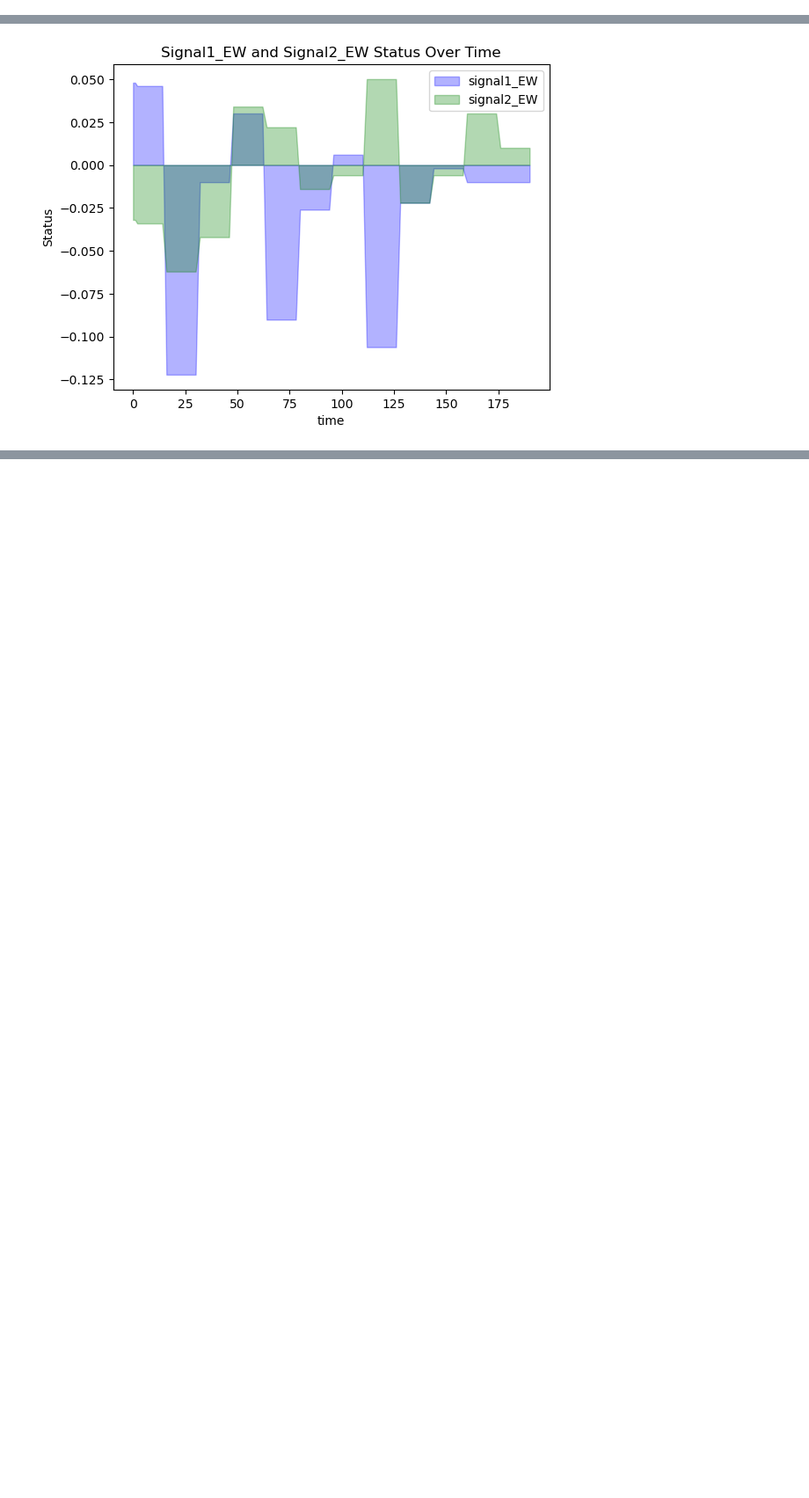
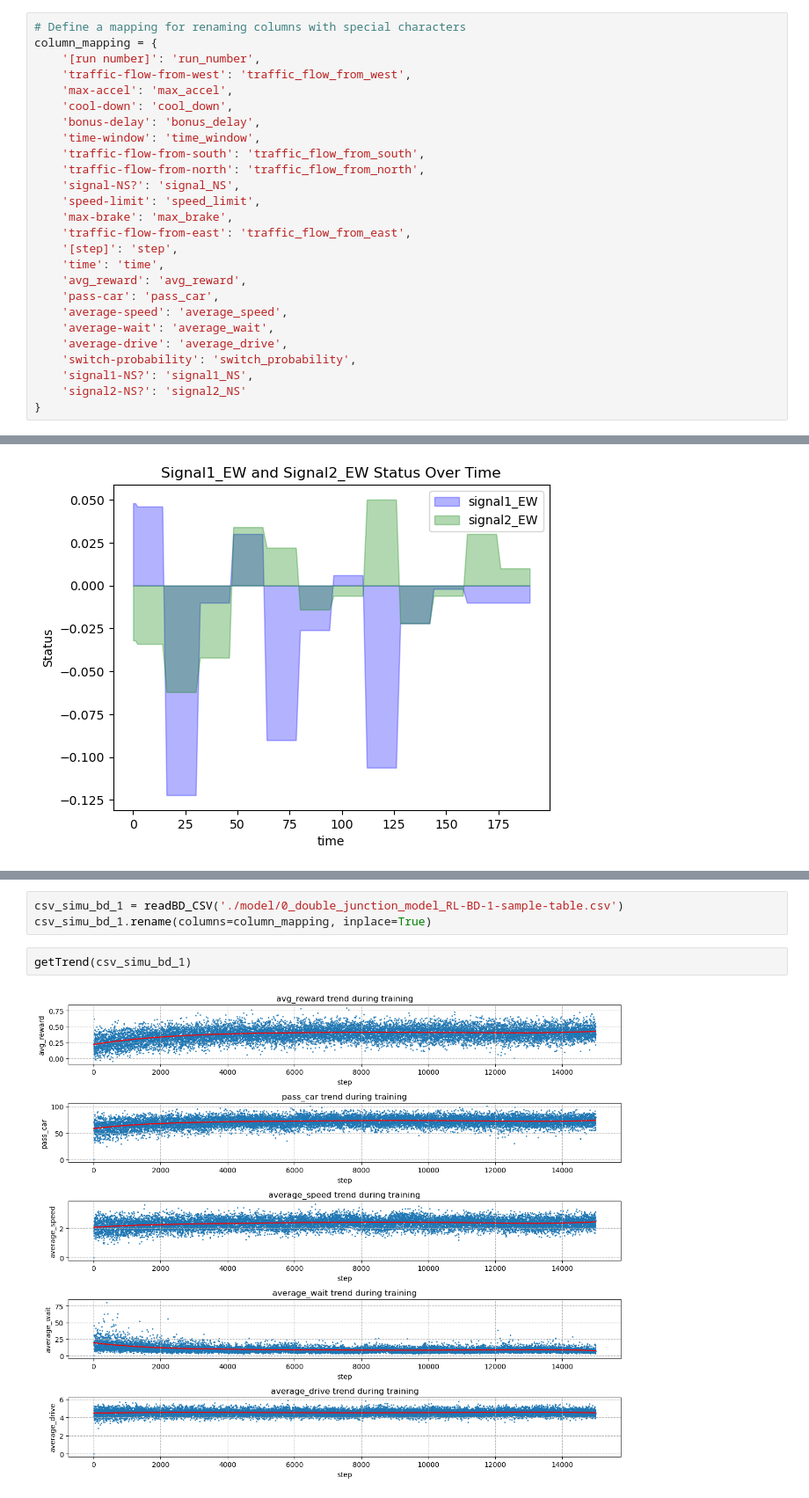
Before and after one commit to X-Fan-Jack/SmartTrafficLight-ABM-RL, a Jupyter notebook: data_analysis/0_project_double_junction.ipynb, the cells around one changed output, grey strips where cells are left out. Shown at 88% size. Cells and saved outputs as stored; diff of their text form; blank space fills up the shorter version.

```diff
--- a/data_analysis/0_project_double_junction.ipynb
+++ b/data_analysis/0_project_double_junction.ipynb
@@ -10,5 +8,31 @@ import pandas as pd
 import geopandas as gpd
 import matplotlib.pyplot as plt
 import folium
+# %%
+# Define a mapping for renaming columns with special characters
+column_mapping = {
+    '[run number]': 'run_number',
+    'traffic-flow-from-west': 'traffic_flow_from_west',
+    'max-accel': 'max_accel',
+    'cool-down': 'cool_down',
+    'bonus-delay': 'bonus_delay',
+    'time-window': 'time_window',
+    'traffic-flow-from-south': 'traffic_flow_from_south',
+    'traffic-flow-from-north': 'traffic_flow_from_north',
+    'signal-NS?': 'signal_NS',
+    'speed-limit': 'speed_limit',
+    'max-brake': 'max_brake',
+    'traffic-flow-from-east': 'traffic_flow_from_east',
+    '[step]': 'step',
+    'time': 'time',
+    'avg_reward': 'avg_reward',
+    'pass-car': 'pass_car',
+    'average-speed': 'average_speed',
+    'average-wait': 'average_wait',
+    'average-drive': 'average_drive',
+    'switch-probability': 'switch_probability',
+    'signal1-NS?': 'signal1_NS',
+    'signal2-NS?': 'signal2_NS'
+}
 # %% [markdown]
 ## Functions
@@ -570,0 +410,7 @@ plt.show()
+# %%
+csv_simu_bd_1 = readBD_CSV('./model/0_double_junction_model_RL-BD-1-sample-table.csv')
+csv_simu_bd_1.rename(columns=column_mapping, inplace=True)
+# %%
+getTrend(csv_simu_bd_1)
+# %% [output]
+[figure, added]
```
Also changed, not shown: parts of 32 cells of this notebook, 1 other file.
